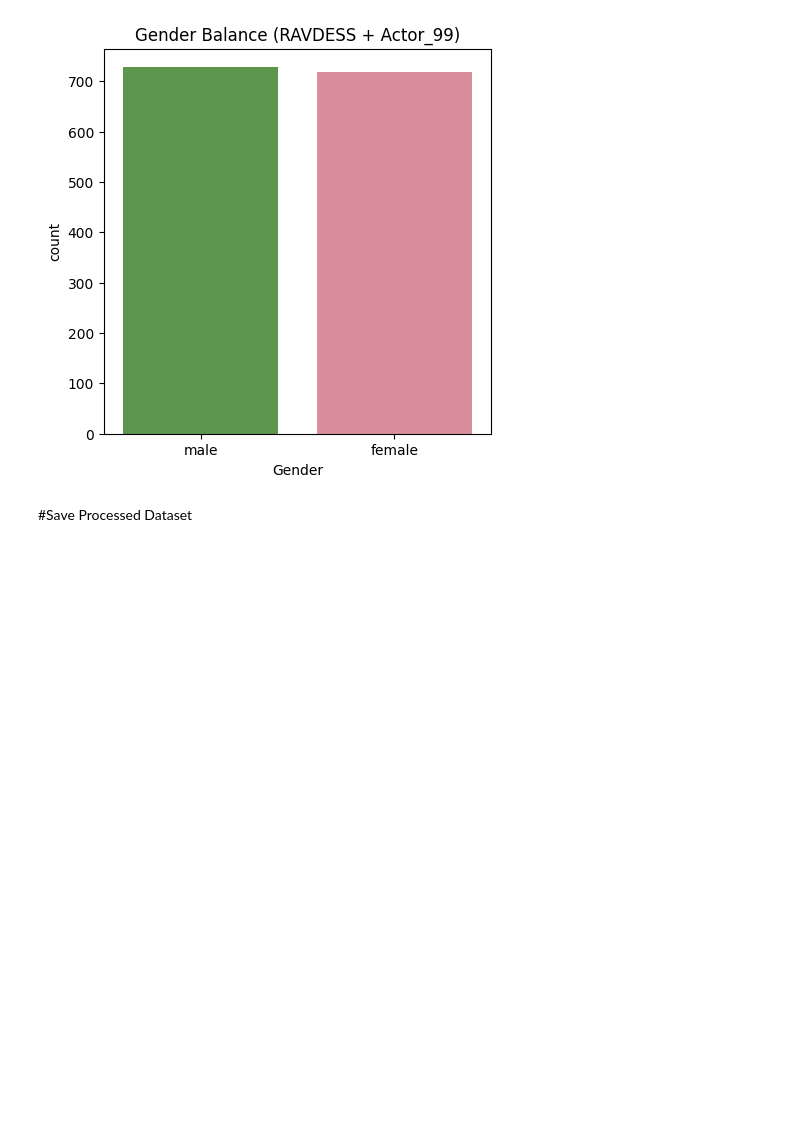
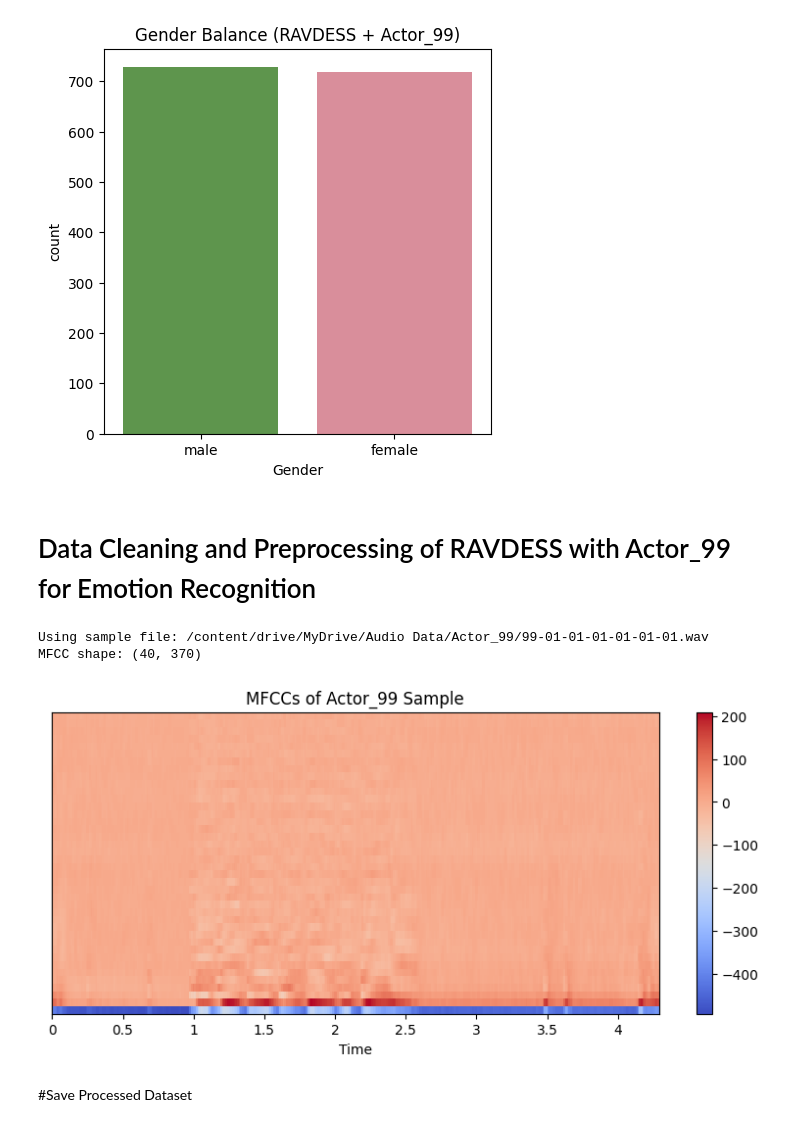
Before and after one commit to jcvancity2022/Week2-DataPreprocessing, a Jupyter notebook: Week_2.ipynb, the cells around one changed output. Drawn from its saved outputs; the diff is of its cells as text; code cells hidden in the pictures; blank space fills up the shorter version.

Commit message:
added audio processing

```diff
--- a/Week_2.ipynb
+++ b/Week_2.ipynb
@@ -927,6 +843,37 @@ plt.title("Gender Balance (RAVDESS + Actor_99)")
 plt.show()
 # %% [output]
 [figure]
+# %% [markdown]
+# Data Cleaning and Preprocessing of RAVDESS with Actor_99 for Emotion Recognition
+# %%
+import librosa
+import librosa.display
+import matplotlib.pyplot as plt
+
+# Look for Actor_99 files from the loaded list
+actor99_files = [f for f in audio_files if "Actor_99" in f]
+
+if actor99_files:
+    sample_file = actor99_files[0]  # take the first Actor_99 file
+    print("Using sample file:", sample_file)
+
+    # Load audio and extract MFCCs
+    y, sr = librosa.load(sample_file, sr=None)
+    mfccs = librosa.feature.mfcc(y=y, sr=sr, n_mfcc=40)
+
+    print("MFCC shape:", mfccs.shape)
+
+    plt.figure(figsize=(10, 4))
+    librosa.display.specshow(mfccs, sr=sr, x_axis='time')
+    plt.colorbar()
+    plt.title("MFCCs of Actor_99 Sample")
+    plt.show()
+else:
+    print("⚠️ No Actor_99 files found in the dataset.")
+# %% [output]
+Using sample file: /content/drive/MyDrive/Audio Data/Actor_99/99-01-01-01-01-01-01.wav
+MFCC shape: (40, 370)
+[figure, added]
 # %% [markdown]
 #Save Processed Dataset
 # %%
```
Also changed, not shown: parts of 1 cell of this notebook.
